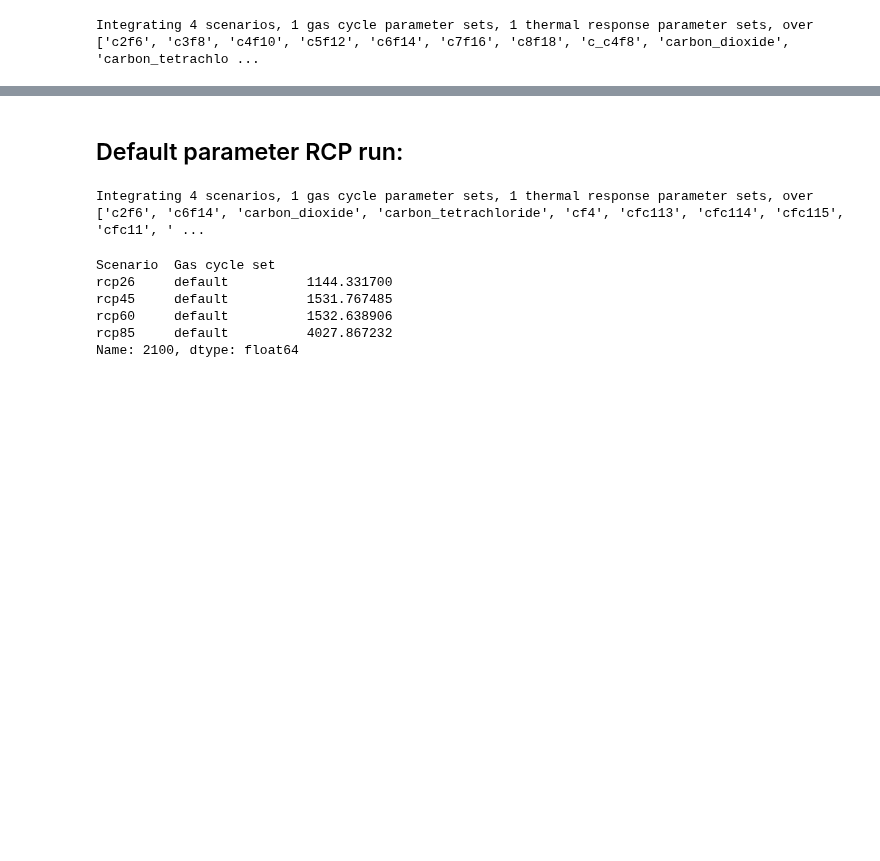
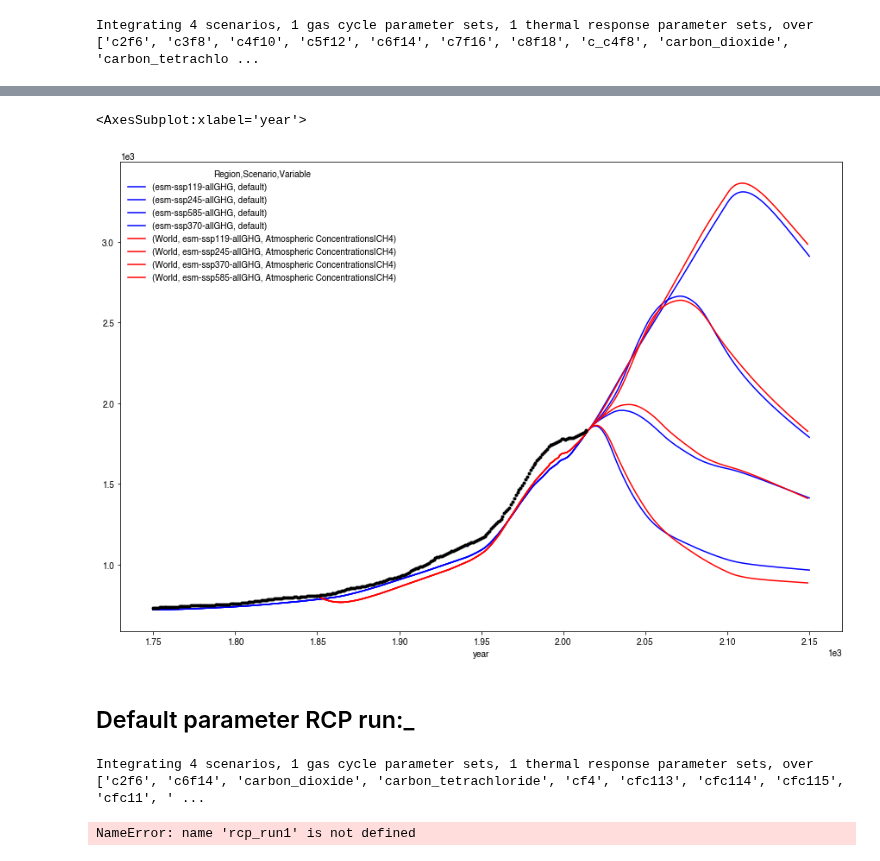
Before and after one commit to njleach/GIR, a Jupyter notebook: GIR/notebooks/SSP_NROY_ensemble.ipynb, the cells around one changed output, grey strips where cells are left out. Saved outputs shown, nothing was run; the diff lists cells and outputs as text; code cells hidden in the pictures; blank space fills up the shorter version.

```diff
--- a/GIR/notebooks/SSP_NROY_ensemble.ipynb
+++ b/GIR/notebooks/SSP_NROY_ensemble.ipynb
@@ -287,5 +339,14 @@ for i,gas in enumerate(WMGHG_concs.columns):
+# %%
+fig,ax = plt.subplots(figsize=(15,10))
+(default_ssp_run['C'].xs('methane',axis=1,level=-1)).plot(ax=ax,c='b')
+magicc_scm.loc[('World',['esm-ssp119-allGHG','esm-ssp245-allGHG','esm-ssp370-allGHG','esm-ssp585-allGHG'],'Atmospheric Concentrations|CH4'),range(1850,2150)].T.plot(ax=ax,c='r')
+
+WMGHG_concs['methane'].loc[1750:].plot(ax=ax,marker='.',lw=0,c='k')
+# %% [output]
+<AxesSubplot:xlabel='year'>
+[figure, added]
 # %% [markdown]
-## Default parameter RCP run:
+## Default parameter RCP run:_
 # %%
 ## RCMIP SSP emissions:
 scenarios = ['rcp'+x for x in ['26','45','60','85']]#['ssp'+x for x in ['119','126','245','370','370-lowNTCF-aerchemmip','370-lowNTCF-gidden','434','460','534-over','585']]
@@ -309,11 +370,6 @@ rcp_run1 = run_GIR(emissions_in=rcp_emms,forcing_in=rcp_forc,gas_parameters=pd.c
 # %% [output]
 Integrating 4 scenarios, 1 gas cycle parameter sets, 1 thermal response parameter sets, over ['c2f6', 'c6f14', 'carbon_dioxide', 'carbon_tetrachloride', 'cf4', 'cfc113', 'cfc114', 'cfc115', 'cfc11', ' ...
 # %%
-rcp_run1['C'].xs('methane',axis=1,level=-1).loc[2100]
+rcp_run1['C'].xs('methane',axis=1,level=-1).plot()
 # %% [output]
-Scenario  Gas cycle set
-rcp26     default          1144.331700
-rcp45     default          1531.767485
-rcp60     default          1532.638906
-rcp85     default          4027.867232
-Name: 2100, dtype: float64
+NameError: name 'rcp_run1' is not defined
```
Also changed, not shown: parts of 14 cells of this notebook, 11 other files.
